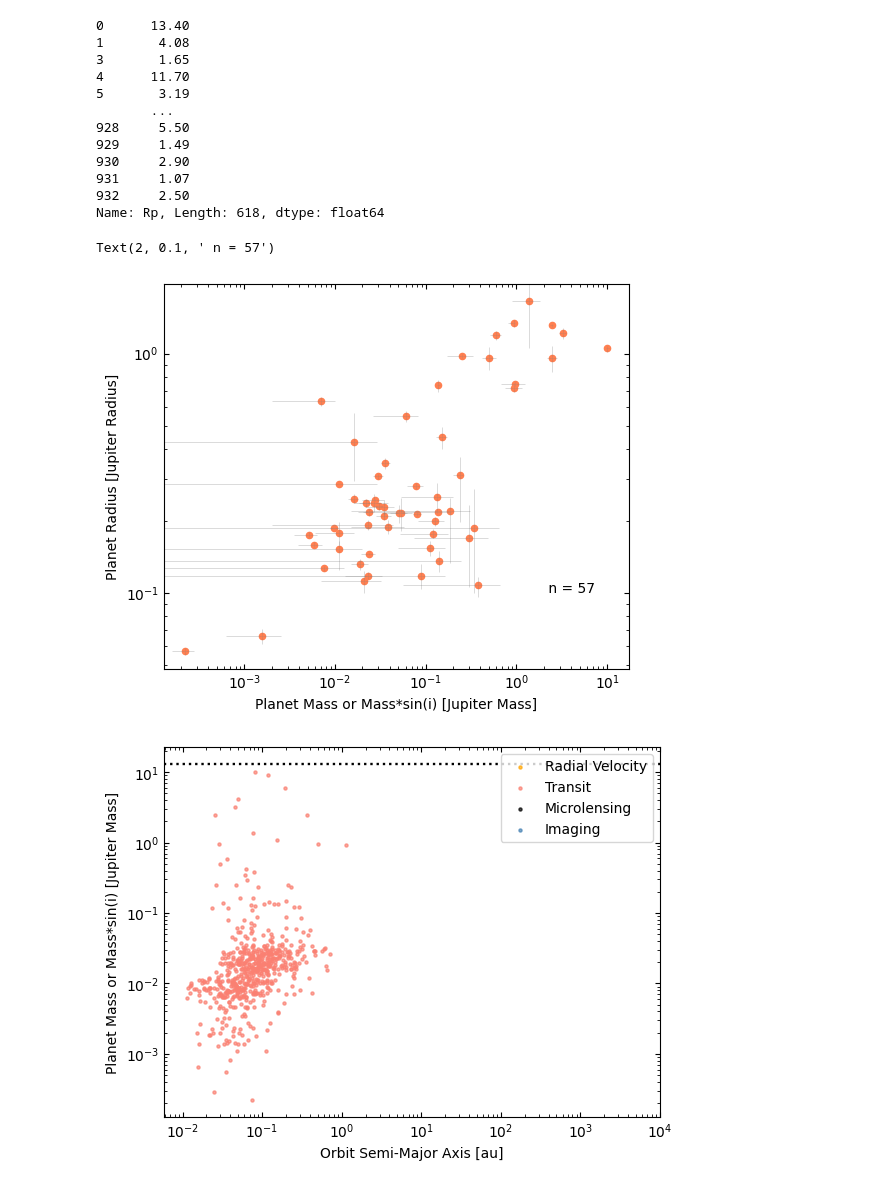
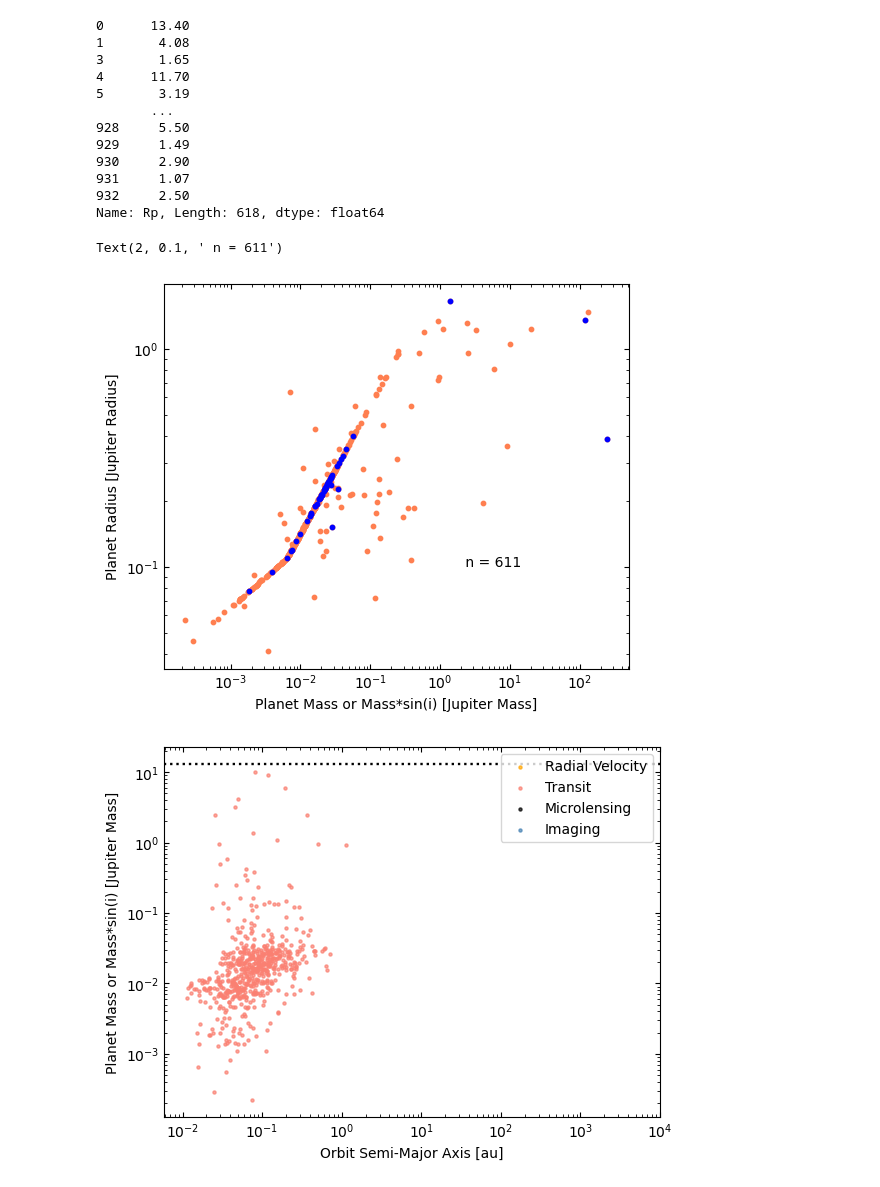
Before and after one commit to ylaksl/Exoplanets-Stats, a Jupyter notebook: analise.ipynb, the cells around one changed output. Cells and saved outputs as stored; diff of their text form; code cells hidden in the pictures.

```diff
--- a/analise.ipynb
+++ b/analise.ipynb
@@ -19,5 +19,5 @@ fake_posi = pd.read_csv('fakeposi.csv', engine = 'python')
 # %%
-planets = pd.read_csv('confirmed_planets.csv', engine = 'python')
+planets = pd.read_csv(r"C:\Users\ylana\Downloads\confirmed_planets.csv", engine = 'python')
 # %%
 len(planets)
 
@@ -66,48 +50,52 @@ df_no_duplicates['Rp']
 Name: Rp, Length: 618, dtype: float64
 # %%
 sample_primordial = df_no_duplicates
+
+prot2x = df_no_duplicates[df_no_duplicates['Prot'] >= 0.8*df_no_duplicates['Porb']]
+prot2x = prot2x[prot2x['Prot'] <= 1.2*prot2x['Porb']]
 # %%
 plot4 = sample_primordial[sample_primordial['pl_bmassj'] != 0 ]
 plot4 = plot4[plot4['Rp'] != 0 ]
 
-plot4 = plot4.dropna(subset=['pl_bmassj', 'Rp', 'pl_bmassjerr1', 'pl_bmassjerr2']) #, 'pl_radjerr1', 'pl_radjerr2'])
+plot4 = plot4.dropna(subset=['pl_bmassj', 'Rp']) #, 'pl_bmassjerr1', 'pl_bmassjerr2']) #, 'pl_radjerr1', 'pl_radjerr2'])
 
-plot4 = plot4[plot4['pl_bmassjerr1'] < 1]
-plot4 = plot4[plot4['pl_bmassjerr2'] < 1]
+# plot4 = plot4[plot4['pl_bmassjerr1'] < 1]
+# plot4 = plot4[plot4['pl_bmassjerr2'] < 1]
 
 # plot4 = plot4[plot4['pl_radjerr1'] < 1]
 # plot4 = plot4[plot4['pl_radjerr1'] < 1]
 
 
 
-xerrmax = plot4['pl_bmassjerr1']
-xerrmin = plot4['pl_bmassjerr2']
+# xerrmax = plot4['pl_bmassjerr1']
+# xerrmin = plot4['pl_bmassjerr2']
 
-xerror = [xerrmax, abs(xerrmin)]
+# xerror = [xerrmax, abs(xerrmin)]
 
-yerrmax = plot4['pl_radjerr1']
-yerrmin = plot4['pl_radjerr2']
+# yerrmax = plot4['pl_radjerr1']
+# yerrmin = plot4['pl_radjerr2']
 
-yerror = [yerrmax, abs(yerrmin)]
+# yerror = [yerrmax, abs(yerrmin)]
 # %%
 plt.figure(figsize=(6,5))
-plt.scatter(plot4['pl_bmassj'], plot4['pl_radj'], s = 20, c = 'coral')
+plt.scatter(plot4['pl_bmassj'], plot4['pl_radj'], s = 10, c = 'coral')
+plt.scatter(prot2x['pl_bmassj'], prot2x['pl_radj'], s = 10, c = 'blue')
 plt.tick_params(direction='in', which = 'both', bottom = 1, top =1, left = 1, right = 1)
 plt.xscale('log')
 plt.yscale('log')
 
 #plt.vlines(0.4, 0, 50, color = 'gray', linestyle = '--', linewidth=1.7)
 #plt.vlines(0.0692, 0, 50, color = 'gray', linestyle = '--', linewidth=1.7)
 
-plt.errorbar(plot4['pl_bmassj'], plot4['pl_radj'], xerr= xerror, yerr= yerror, fmt= 'o', ecolor='gray', elinewidth=0.5, alpha = .4, mfc = 'coral', mew = 0, ms = 3, )
+# plt.errorbar(plot4['pl_bmassj'], plot4['pl_radj'], xerr= xerror, yerr= yerror, fmt= 'o', ecolor='gray', elinewidth=0.5, alpha = .4, mfc = 'coral', mew = 0, ms = 3, )
 plt.ylabel('Planet Radius [Jupiter Radius]')
 plt.xlabel('Planet Mass or Mass*sin(i) [Jupiter Mass]')
 
 plt.annotate(f" n = { len(plot4) }",[2,0.1],fontsize=10)
 #plt.savefig('raio_mass.png', dpi=500)
 # %% [output]
-Text(2, 0.1, ' n = 57')
+Text(2, 0.1, ' n = 611')
-[figure, old version]
+[figure, new version]
 # %%
 plot1 = sample_primordial[sample_primordial['pl_orbsmax'] != 0] #com medida de semi orbit
 plot1 = plot1[plot1['pl_bmassj'] != 0]
```
Also changed, not shown: parts of 16 cells of this notebook.
